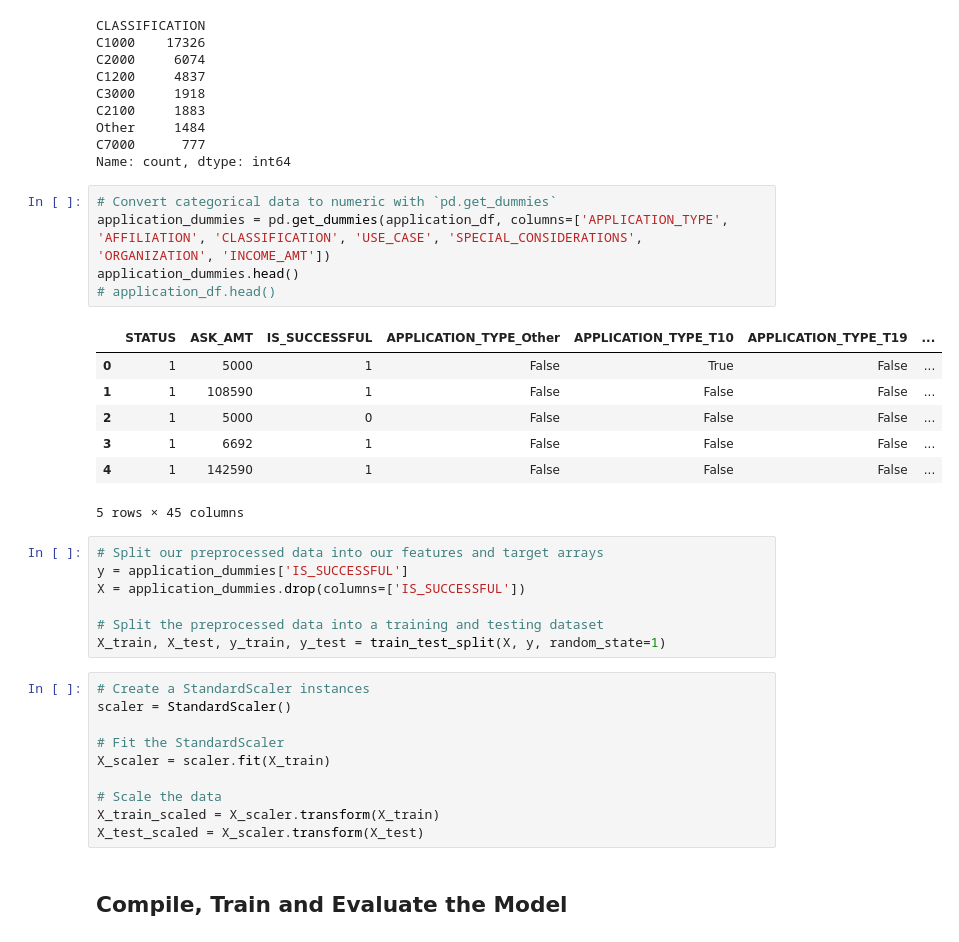
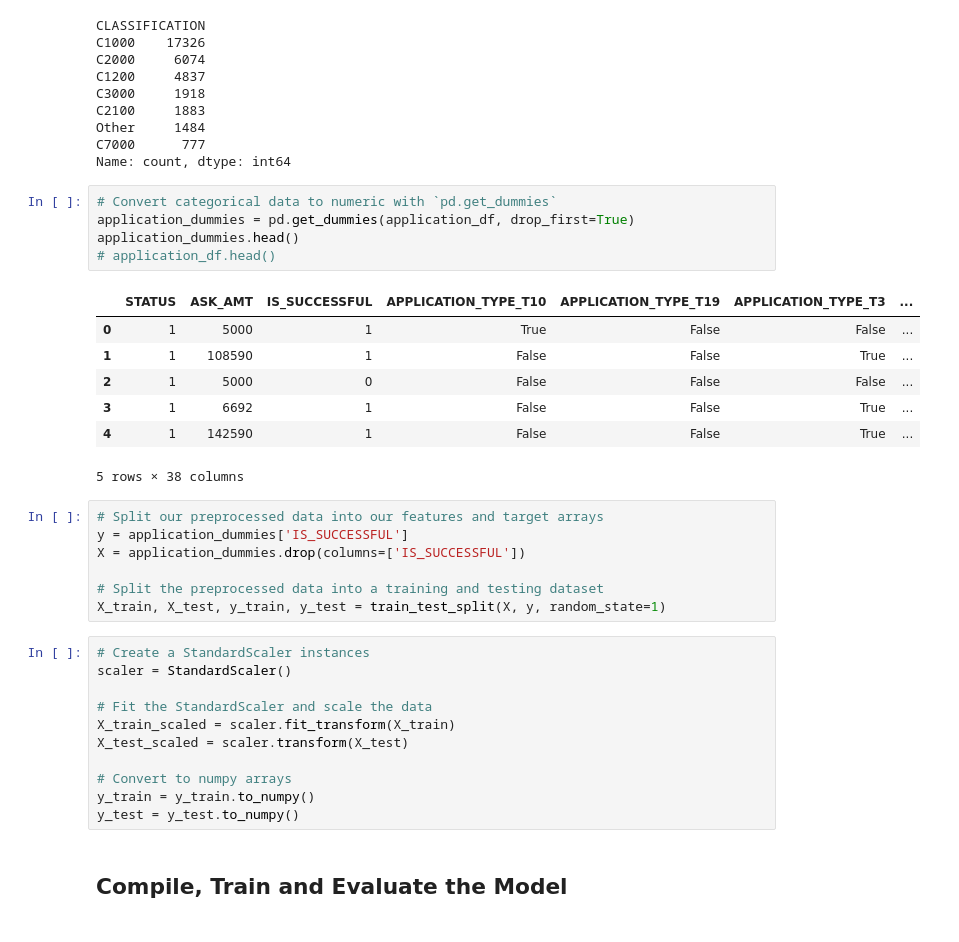
Before and after one commit to bbeachtel/financial_classification_model, a Jupyter notebook: financial_classification_model.ipynb, the cells around one changed output. Saved outputs shown, nothing was run; the diff lists cells and outputs as text.

```diff
--- a/financial_classification_model.ipynb
+++ b/financial_classification_model.ipynb
@@ -124,17 +124,17 @@ C7000      777
 Name: count, dtype: int64
 # %%
 # Convert categorical data to numeric with `pd.get_dummies`
-application_dummies = pd.get_dummies(application_df, columns=['APPLICATION_TYPE', 'AFFILIATION', 'CLASSIFICATION', 'USE_CASE', 'SPECIAL_CONSIDERATIONS', 'ORGANIZATION', 'INCOME_AMT'])
+application_dummies = pd.get_dummies(application_df, drop_first=True)
 application_dummies.head()
 # application_df.head()
 # %% [output]
-|  | STATUS | ASK_AMT | IS_SUCCESSFUL | APPLICATION_TYPE_Other | APPLICATION_TYPE_T10 | APPLICATION_TYPE_T19 | ... |
-| 0 | 1 | 5000 | 1 | False | True | False | ... |
-| 1 | 1 | 108590 | 1 | False | False | False | ... |
+|  | STATUS | ASK_AMT | IS_SUCCESSFUL | APPLICATION_TYPE_T10 | APPLICATION_TYPE_T19 | APPLICATION_TYPE_T3 | ... |
+| 0 | 1 | 5000 | 1 | True | False | False | ... |
+| 1 | 1 | 108590 | 1 | False | False | True | ... |
 | 2 | 1 | 5000 | 0 | False | False | False | ... |
-| 3 | 1 | 6692 | 1 | False | False | False | ... |
-| 4 | 1 | 142590 | 1 | False | False | False | ... |
+| 3 | 1 | 6692 | 1 | False | False | True | ... |
+| 4 | 1 | 142590 | 1 | False | False | True | ... |
-5 rows × 45 columns
+5 rows × 38 columns
 # %%
 # Split our preprocessed data into our features and target arrays
 y = application_dummies['IS_SUCCESSFUL']
@@ -146,12 +146,13 @@ X_train, X_test, y_train, y_test = train_test_split(X, y, random_state=1)
 # Create a StandardScaler instances
 scaler = StandardScaler()
 
-# Fit the StandardScaler
-X_scaler = scaler.fit(X_train)
+# Fit the StandardScaler and scale the data
+X_train_scaled = scaler.fit_transform(X_train)
+X_test_scaled = scaler.transform(X_test)
 
-# Scale the data
-X_train_scaled = X_scaler.transform(X_train)
-X_test_scaled = X_scaler.transform(X_test)
+# Convert to numpy arrays
+y_train = y_train.to_numpy()
+y_test = y_test.to_numpy()
 # %% [markdown]
 ## Compile, Train and Evaluate the Model
 # %%
```
Also changed, not shown: parts of 9 cells of this notebook.
